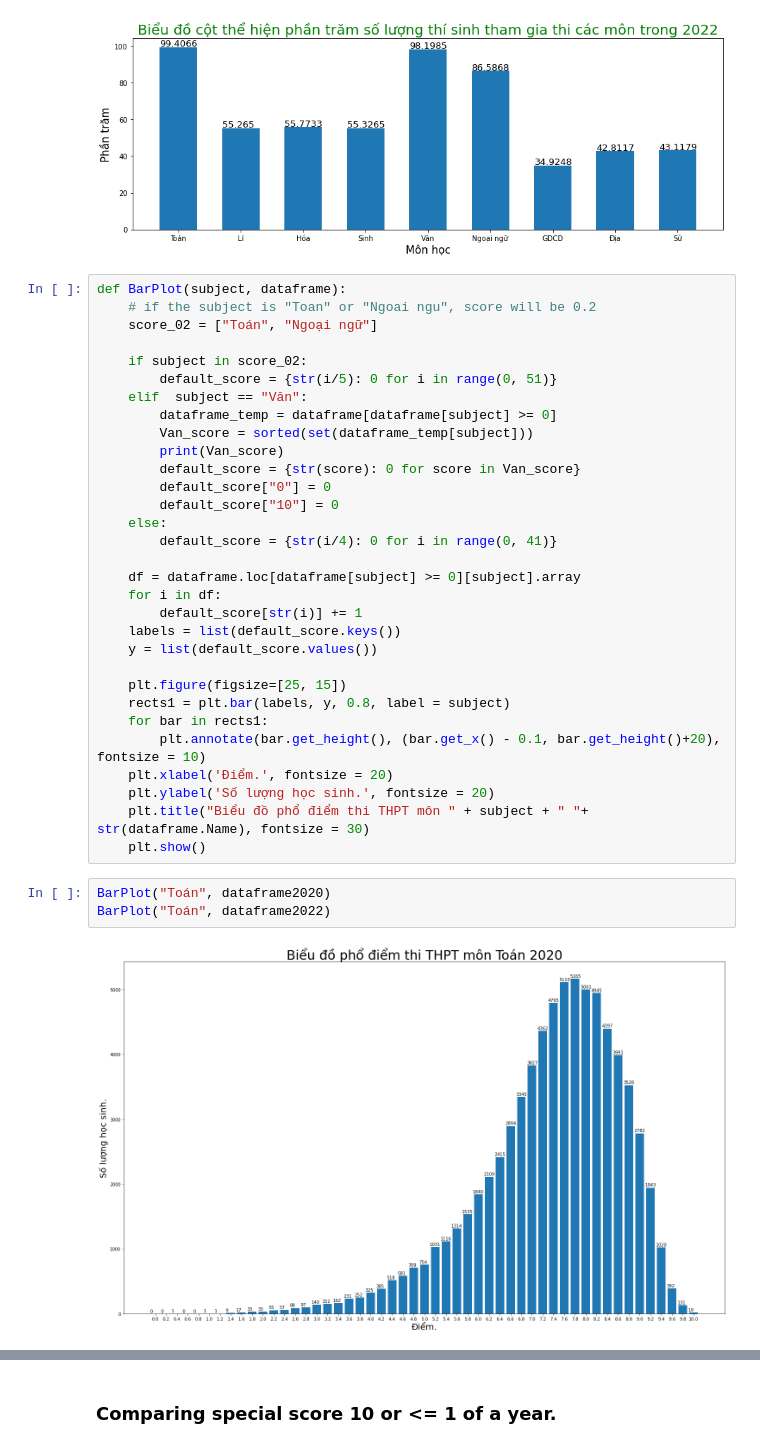
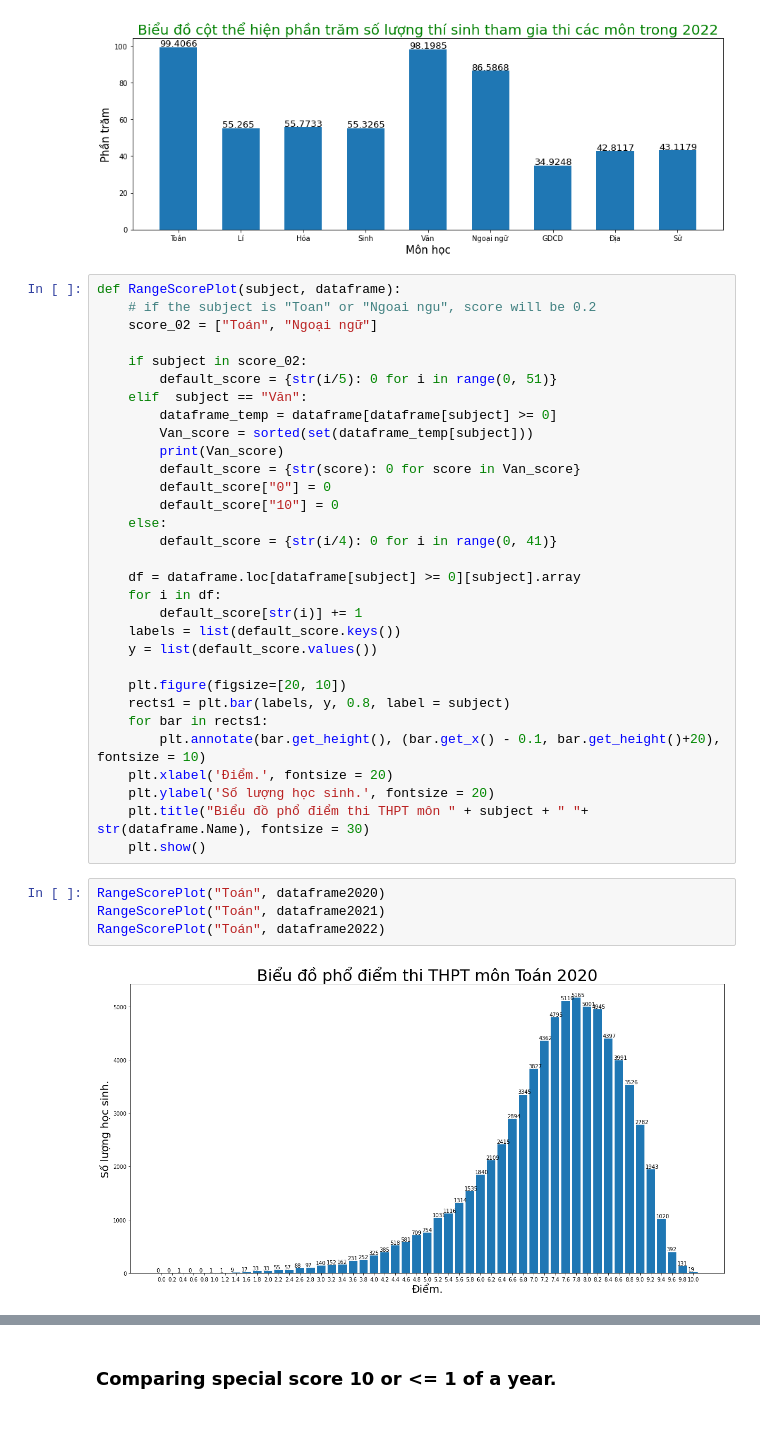
Before and after one commit to QuocBao02/Python-for-Data-Science---Final-Project, a Jupyter notebook: Report_in_Colab.ipynb, the cells around one changed output, grey strips where cells are left out. Drawn from its saved outputs; the diff is of its cells as text.

```diff
--- a/Report_in_Colab.ipynb
+++ b/Report_in_Colab.ipynb
@@ -461,7 +264,7 @@ PercentChart(list_subject,dataframe2022)
 [figure]
 [figure]
 # %%
-def BarPlot(subject, dataframe):
+def RangeScorePlot(subject, dataframe):
     # if the subject is "Toan" or "Ngoai ngu", score will be 0.2
     score_02 = ["Toán", "Ngoại ngữ"]
 
@@ -483,7 +286,7 @@ def BarPlot(subject, dataframe):
     labels = list(default_score.keys())
     y = list(default_score.values())
 
-    plt.figure(figsize=[25, 15])
+    plt.figure(figsize=[20, 10])
     rects1 = plt.bar(labels, y, 0.8, label = subject)
     for bar in rects1:
         plt.annotate(bar.get_height(), (bar.get_x() - 0.1, bar.get_height()+20), fontsize = 10)
@@ -492,7 +295,8 @@ def BarPlot(subject, dataframe):
     plt.title("Biểu đồ phổ điểm thi THPT môn " + subject + " "+ str(dataframe.Name), fontsize = 30)
     plt.show()
 # %%
-BarPlot("Toán", dataframe2020)
-BarPlot("Toán", dataframe2022)
+RangeScorePlot("Toán", dataframe2020)
+RangeScorePlot("Toán", dataframe2021)
+RangeScorePlot("Toán", dataframe2022)
 # %% [output]
-[figure, old version]
+[figure, new version]
```
Also changed, not shown: parts of 66 cells of this notebook, 2 other files.
